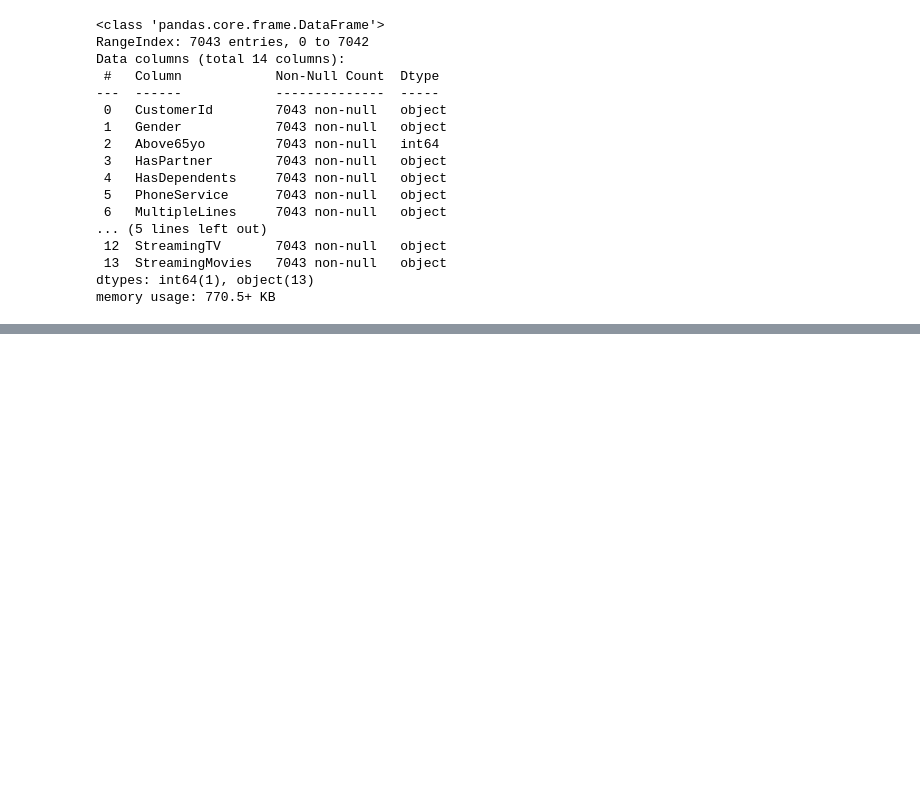
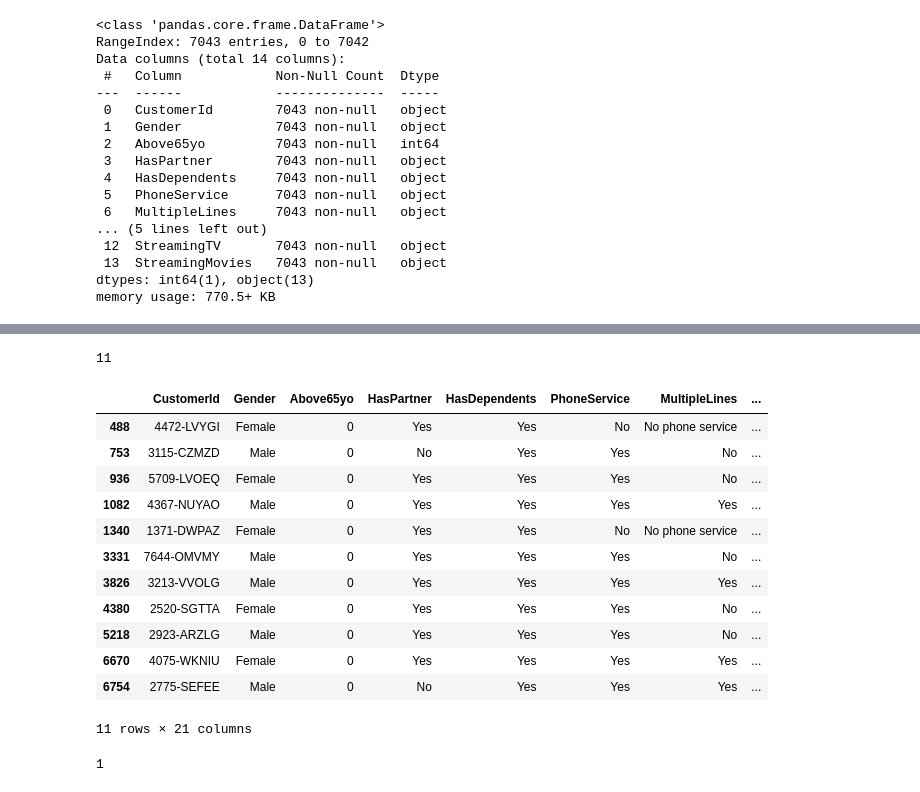
Before and after one commit to rcmonteiro/curso-ia-rocketseat, a Jupyter notebook: eda/eda_churn.ipynb, the cells around one changed output, grey strips where cells are left out. Saved outputs shown, nothing was run; the diff lists cells and outputs as text; code cells hidden in the pictures; blank space fills up the shorter version.

Commit message:
chore: working with missing values

```diff
--- a/eda/eda_churn.ipynb
+++ b/eda/eda_churn.ipynb
@@ -201,7 +203,6 @@ We have Customers, Contracts and Services in separated files, but for a better a
 # %%
 # Preparing DataFrame before combining them
 df_services.rename(columns={'customerID': 'CustomerId'}, inplace=True)
-df_contract.rename(columns={'customerID': 'CustomerId'}, inplace=True)
 # %%
 # Merge Customer and Services
 df_temp = df_customer.merge(df_services, on='CustomerId')
@@ -248,0 +250,5 @@ memory usage: 1.1+ MB
+# %%
+# Another approach to merge DataFrames
+df_churn = df_customer.merge(df_services, on="CustomerId").merge(df_contract, left_on="CustomerId", right_on="customerID")
+df_churn.drop(["customerID"], axis=1, inplace=True)
+df_churn.info()
@@ -248,0 +297,28 @@ memory usage: 1.1+ MB
+# %%
+# If we want to check missing values in a single column
+df_churn.TotalCharges.isna().sum()
+# %% [output]
+11
+# %%
+# If we want to check the line count with at least one missing value
+# We can list only the lines with missing values to explore more the data transformation
+df_churn[df_churn.isna().any(axis=1)]
+# %% [output]
+|  | CustomerId | Gender | Above65yo | HasPartner | HasDependents | PhoneService | MultipleLines | ... |
+| 488 | 4472-LVYGI | Female | 0 | Yes | Yes | No | No phone service | ... |
+| 753 | 3115-CZMZD | Male | 0 | No | Yes | Yes | No | ... |
+| 936 | 5709-LVOEQ | Female | 0 | Yes | Yes | Yes | No | ... |
+| 1082 | 4367-NUYAO | Male | 0 | Yes | Yes | Yes | Yes | ... |
+| 1340 | 1371-DWPAZ | Female | 0 | Yes | Yes | No | No phone service | ... |
+| 3331 | 7644-OMVMY | Male | 0 | Yes | Yes | Yes | No | ... |
+| 3826 | 3213-VVOLG | Male | 0 | Yes | Yes | Yes | Yes | ... |
+| 4380 | 2520-SGTTA | Female | 0 | Yes | Yes | Yes | No | ... |
+| 5218 | 2923-ARZLG | Male | 0 | Yes | Yes | Yes | No | ... |
+| 6670 | 4075-WKNIU | Female | 0 | Yes | Yes | Yes | Yes | ... |
+| 6754 | 2775-SEFEE | Male | 0 | No | Yes | Yes | Yes | ... |
+11 rows × 21 columns
+# %%
+# What if we need to check the column count with missing values?
+df_churn.isna().any(axis=0).sum()
+# %% [output]
+1
```
Also changed, not shown: parts of 14 cells of this notebook.
